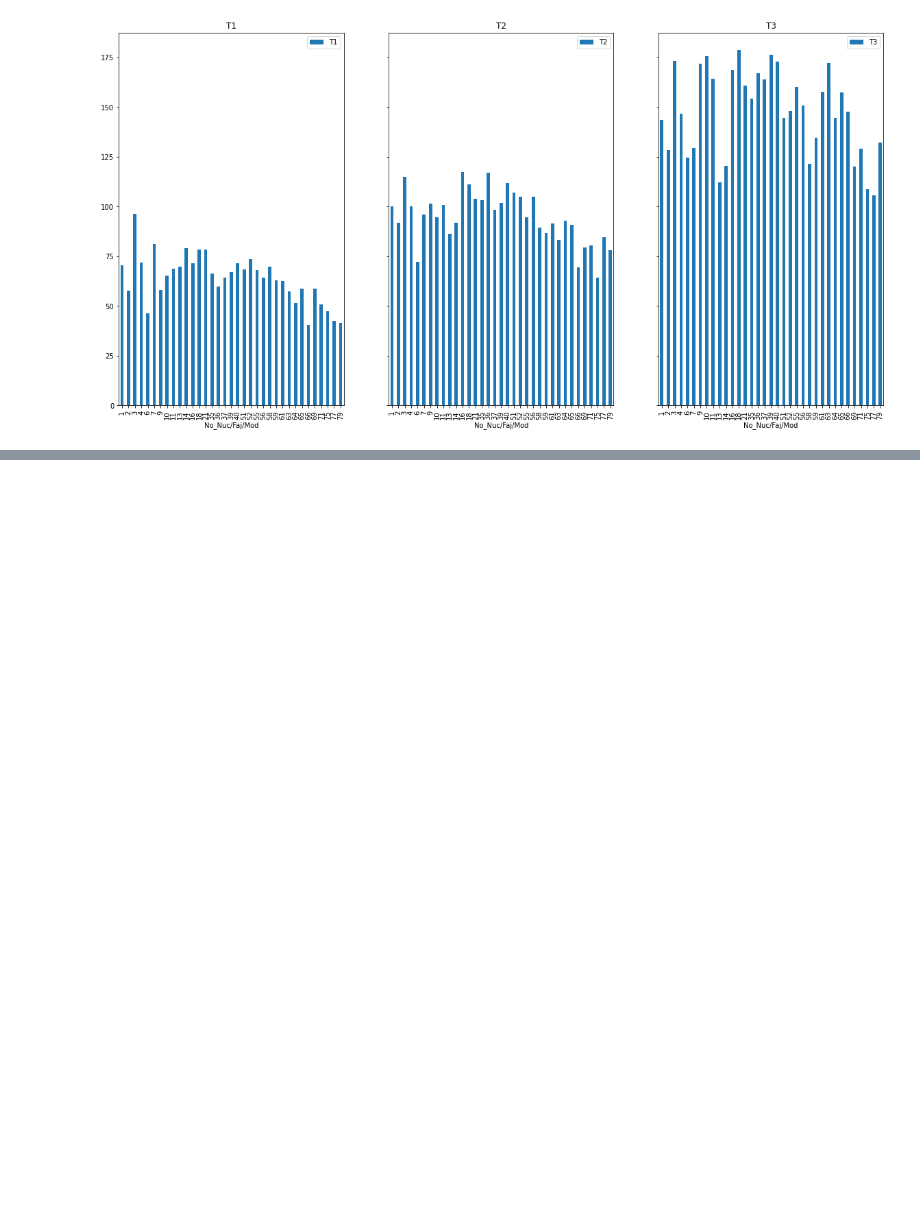
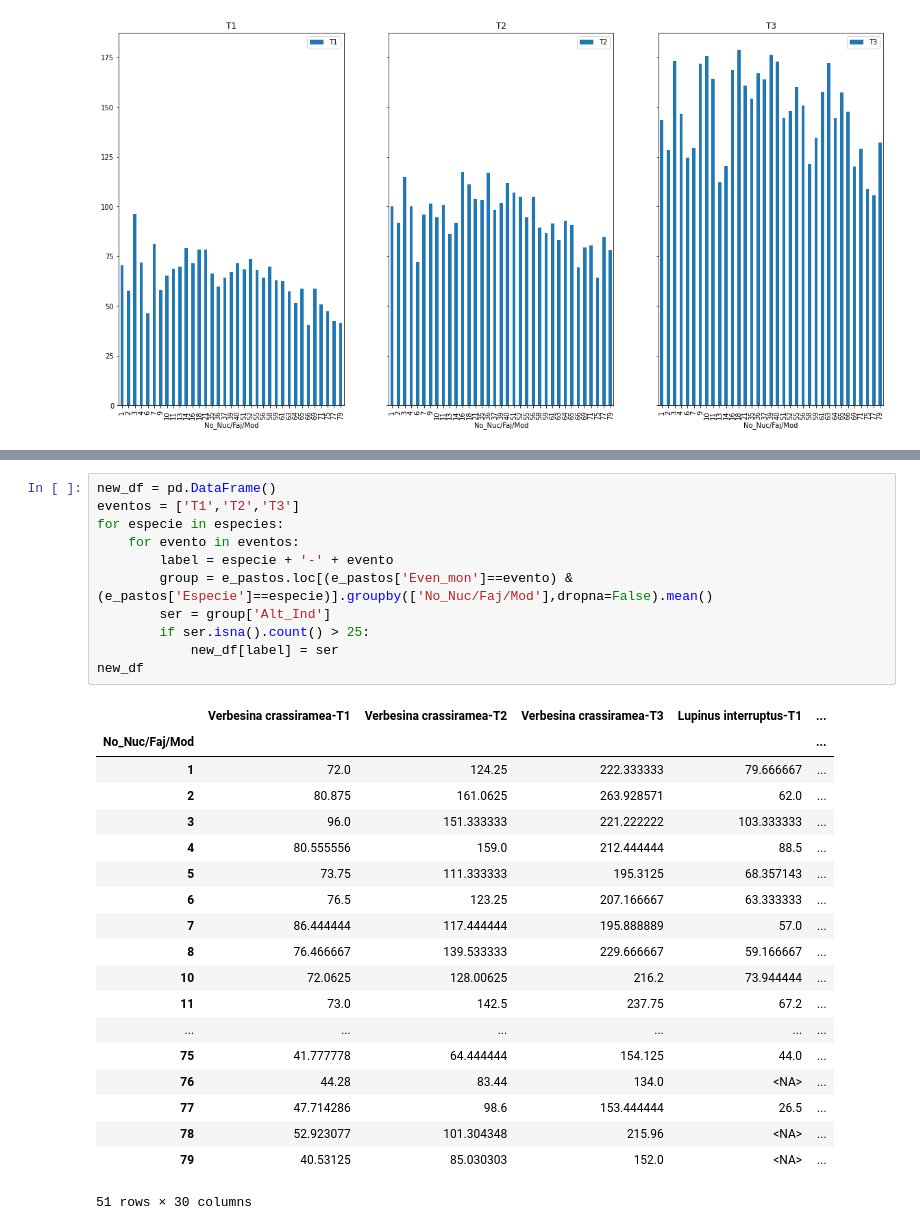
Before and after one commit to Slid61/Plant-Restoration-Data, a Jupyter notebook: Data Wrangling SAPR Bojacá.ipynb, the cells around one changed output, grey strips where cells are left out. Drawn from its saved outputs; the diff is of its cells as text; blank space fills up the shorter version.

```diff
--- a/Data Wrangling SAPR Bojacá.ipynb
+++ b/Data Wrangling SAPR Bojacá.ipynb
@@ -301,0 +282,31 @@ df_Esmeralda.describe()
+# %%
+new_df = pd.DataFrame()
+eventos = ['T1','T2','T3']
+for especie in especies:
+    for evento in eventos:
+        label = especie + '-' + evento
+        group = e_pastos.loc[(e_pastos['Even_mon']==evento) & (e_pastos['Especie']==especie)].groupby(['No_Nuc/Faj/Mod'],dropna=False).mean()
+        ser = group['Alt_Ind']
+        if ser.isna().count() > 25:
+            new_df[label] = ser
+new_df
+# %% [output]
+|  | Verbesina crassiramea-T1 | Verbesina crassiramea-T2 | Verbesina crassiramea-T3 | Lupinus interruptus-T1 | ... |
+| No_Nuc/Faj/Mod |  |  |  |  | ... |
+| 1 | 72.0 | 124.25 | 222.333333 | 79.666667 | ... |
+| 2 | 80.875 | 161.0625 | 263.928571 | 62.0 | ... |
+| 3 | 96.0 | 151.333333 | 221.222222 | 103.333333 | ... |
+| 4 | 80.555556 | 159.0 | 212.444444 | 88.5 | ... |
+| 5 | 73.75 | 111.333333 | 195.3125 | 68.357143 | ... |
+| 6 | 76.5 | 123.25 | 207.166667 | 63.333333 | ... |
+| 7 | 86.444444 | 117.444444 | 195.888889 | 57.0 | ... |
+| 8 | 76.466667 | 139.533333 | 229.666667 | 59.166667 | ... |
+| 10 | 72.0625 | 128.00625 | 216.2 | 73.944444 | ... |
+| 11 | 73.0 | 142.5 | 237.75 | 67.2 | ... |
+| ... | ... | ... | ... | ... | ... |
+| 75 | 41.777778 | 64.444444 | 154.125 | 44.0 | ... |
+| 76 | 44.28 | 83.44 | 134.0 | <NA> | ... |
+| 77 | 47.714286 | 98.6 | 153.444444 | 26.5 | ... |
+| 78 | 52.923077 | 101.304348 | 215.96 | <NA> | ... |
+| 79 | 40.53125 | 85.030303 | 152.0 | <NA> | ... |
+51 rows × 30 columns
```
Also changed, not shown: parts of 9 cells of this notebook, 1 other file.
